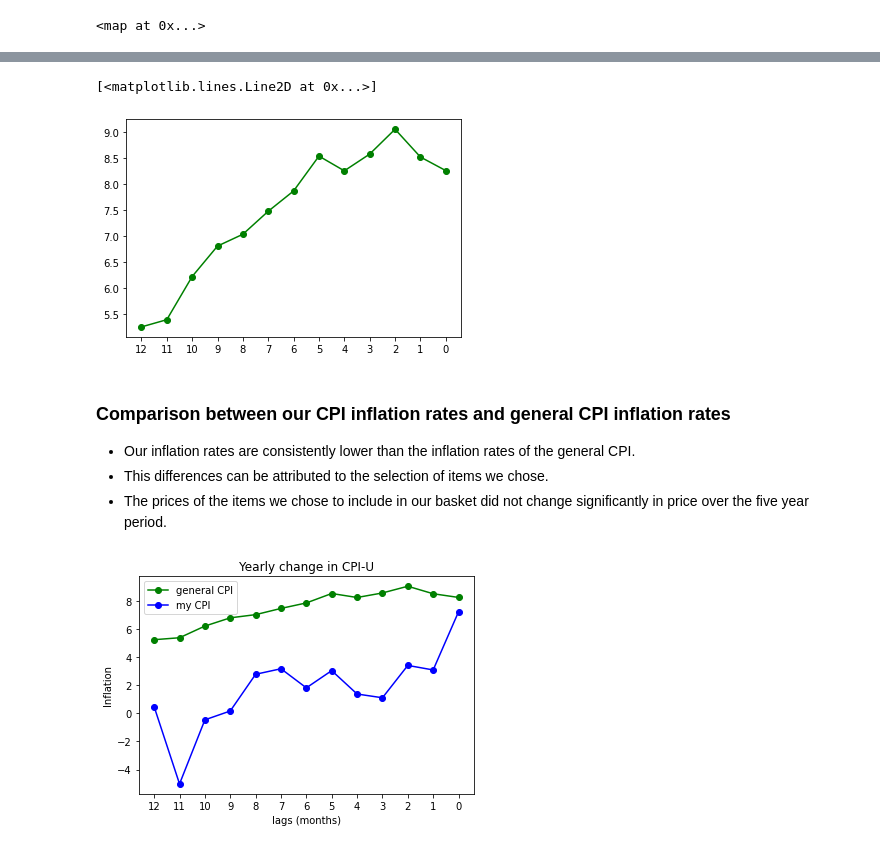
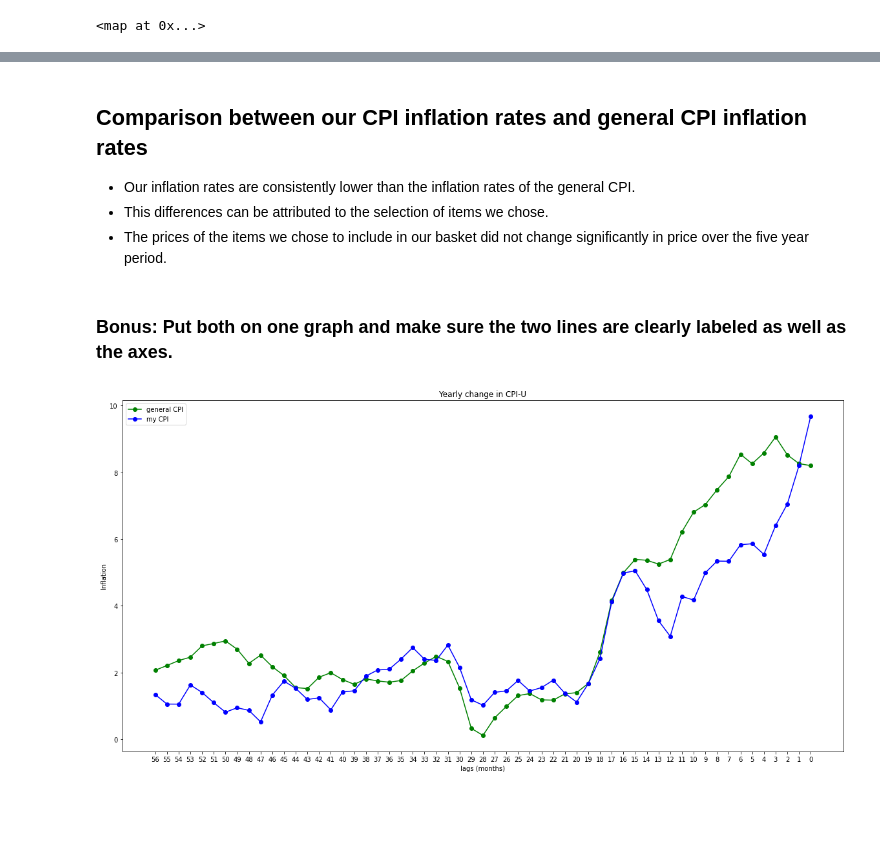
Before and after one commit to georgiawright1/econ-1923-project-1, a Jupyter notebook: Project 1.ipynb, the cells around one changed output, grey strips where cells are left out. Cells and saved outputs as stored; diff of their text form; code cells hidden in the pictures; blank space fills up the shorter version.

```diff
--- a/Project 1.ipynb
+++ b/Project 1.ipynb
@@ -491,0 +355,3 @@ changes2
+# %%
+myInflation = list(map(myinflation,range(obs)))
+myInflation.reverse()
@@ -498,5 +364,0 @@ lags
-# %%
-def int2str(i):
-    return str(i)
-
-mlags = map(int2str,lags)
@@ -522,7 +376,7 @@ plt.plot(slags2, changes2, color='blue', marker='o', linestyle='solid')
 # %%
 b4 = ['CUUR0000SA0']
 # %%
-result4 = Series3(b4,key)
+result4 = Series(b4,key)
 # %% [output]
 Series  CUUR0000SA0  exists
 # %%
@@ -549,7 +395,7 @@ Inflation in the period starting  4 months ago and ending 16 months ago was  8.3
 # %%
 lags =[]
 changes = []
-for i in range(13):
+for i in range(obs):
     lags.append(i)
     changes.append(inflation2(i))
 # %% [output]
@@ -612,12 +438,9 @@ slags
 # %%
 changes.reverse()
-# %%
-plt.plot(slags, changes, color='green', marker='o', linestyle='solid')
-# %% [output]
-[<matplotlib.lines.Line2D at 0x...>]
-[figure, removed]
 # %% [markdown]
-### Comparison between our CPI inflation rates and general CPI inflation rates
+## Comparison between our CPI inflation rates and general CPI inflation rates
 - Our inflation rates are consistently lower than the inflation rates of the general CPI.
 - This differences can be attributed to the selection of items we chose.
 - The prices of the items we chose to include in our basket did not change significantly in price over the five year period.
+# %% [markdown]
+### Bonus: Put both on one graph and make sure the two lines are clearly labeled as well as the axes.
@@ -624,10 +449,12 @@ plt.plot(slags, changes, color='green', marker='o', linestyle='solid')
 # %%
+plt.figure(figsize = (20,10))
+
 plt.plot(slags, changes, color='green', marker='o', linestyle='solid', label= "general CPI")
-plt.plot(slags2, changes2, color='blue', marker='o', linestyle='solid', label = "my CPI")
+plt.plot(lags,myInflation, color='blue', marker='o', linestyle='solid', label = "my CPI")
 plt.title("Yearly change in CPI-U")
 plt.xlabel("lags (months)")
 plt.ylabel("Inflation")
 plt.legend()
 plt.show()
 # %% [output]
-[figure, old version]
+[figure, new version]
```
Also changed, not shown: parts of 80 cells of this notebook.
